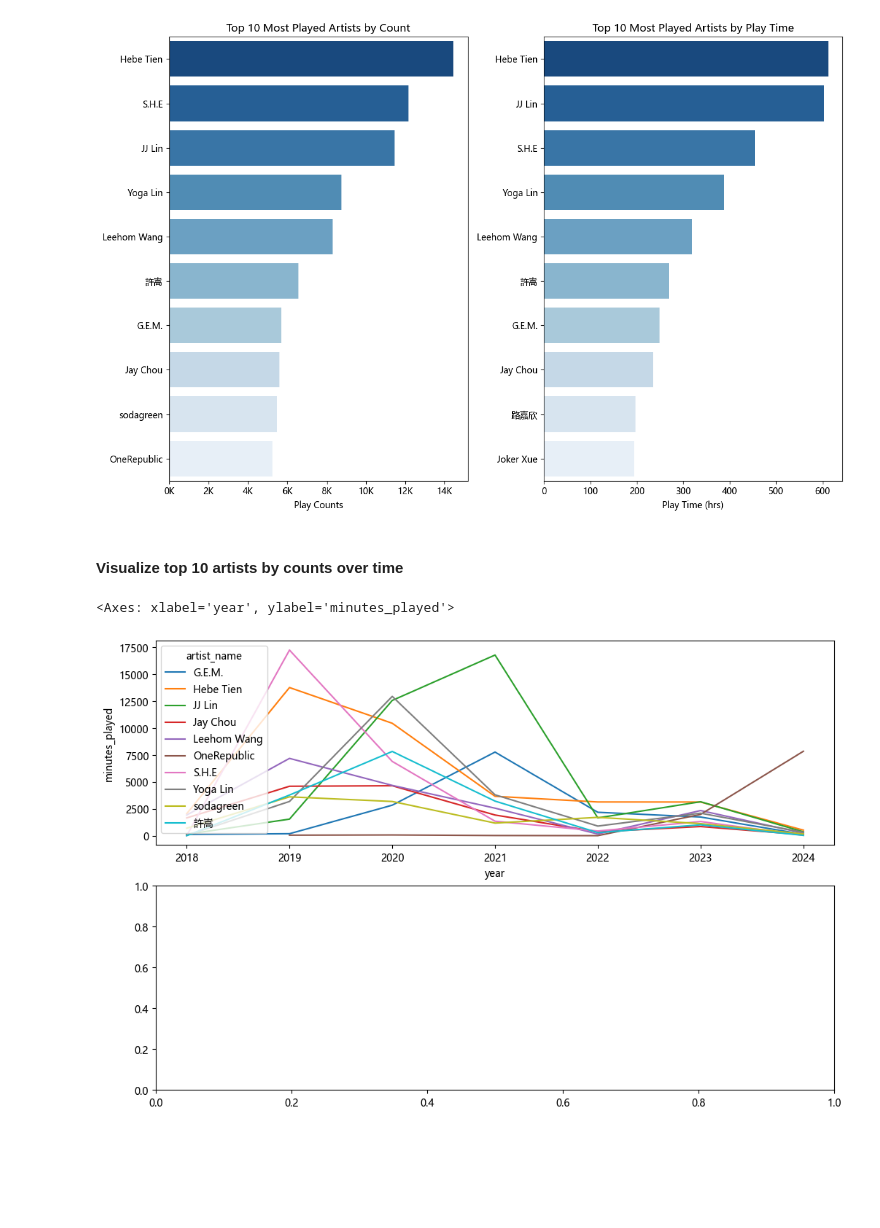
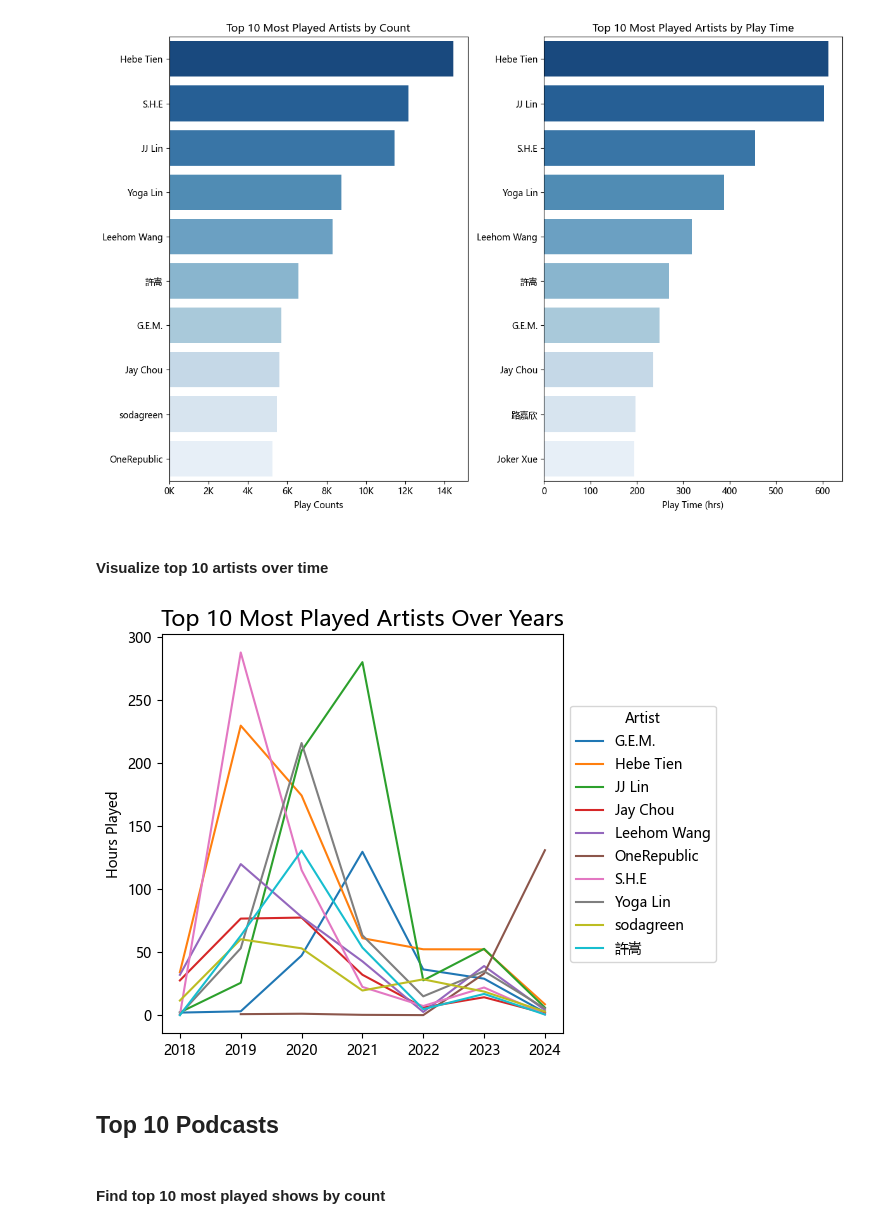
Before and after one commit to mchenliu/Capstone_Project_Spotify_Data_Analysis, a Jupyter notebook: 3_Data_Analysis/1_Top_10_Most_Played.ipynb, the cells around one changed output. Saved outputs shown, nothing was run; the diff lists cells and outputs as text; code cells hidden in the pictures; blank space fills up the shorter version.

```diff
--- a/3_Data_Analysis/1_Top_10_Most_Played.ipynb
+++ b/3_Data_Analysis/1_Top_10_Most_Played.ipynb
@@ -101,31 +103,48 @@ plt.show()
 # %% [output]
 [figure]
 # %% [markdown]
-#### Visualize top 10 artists by counts over time
+#### Visualize top 10 artists over time
 # %%
 top_artists = music_tracks_df['artist_name'].value_counts().head(10).index.tolist()
 
 # calculate total minutes played for all artists in each year
 # group by artist_name and years, summing minutes played
 grouped_data =(
     music_tracks_df.groupby(['artist_name','year'])['minutes_played']
     .sum()
     .reset_index()
 )
 
+# convert minutes to hours
+grouped_data['hours_played']=grouped_data['minutes_played']/60
+
 # only include top 10 artists by count in the grouped data
 filtered_data=grouped_data[grouped_data['artist_name'].isin(top_artists)]
 
+
 # create line chart
-fig, ax = plt.subplots(2,1,figsize=(12,8))
+
 sns.lineplot(
     data=filtered_data,
     x='year',
-    y='minutes_played',
+    y='hours_played',
     hue='artist_name',
     palette='tab10',
-    ax=ax[0]
 )
+
+# move legend to right
+plt.legend(loc='center left',bbox_to_anchor=(1,0.5), title='Artist')
+
+# Add titles and labels
+plt.ylabel('Hours Played')
+plt.xlabel('')
+plt.title('Top 10 Most Played Artists Over Years', fontsize=16)
+
+plt.tight_layout()
+plt.show()
 # %% [output]
-<Axes: xlabel='year', ylabel='minutes_played'>
-[figure, old version]
+[figure, new version]
+# %% [markdown]
+## Top 10 Podcasts
+# %% [markdown]
+#### Find top 10 most played shows by count
```
Also changed, not shown: parts of 11 cells of this notebook, 5 other files.
